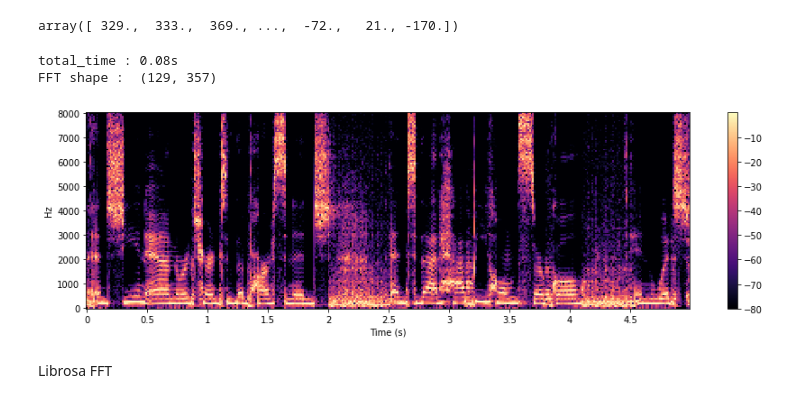
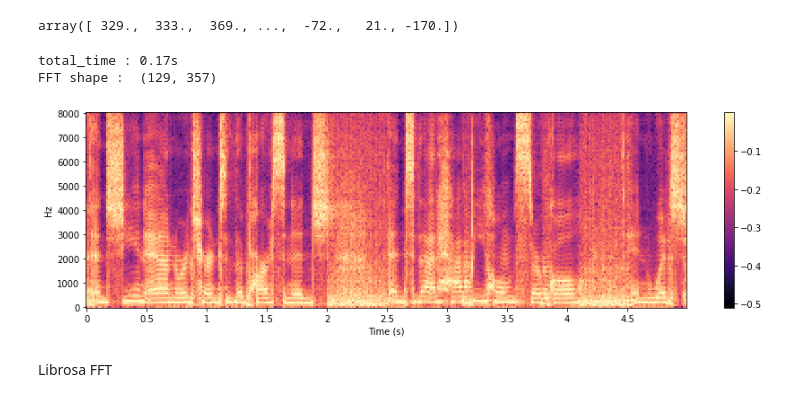
Before and after one commit to Mustapha-AJEGHRIR/klee_project_audio, a Jupyter notebook: notebooks/dataset.ipynb, the cells around one changed output. Cells and saved outputs as stored; diff of their text form; code cells hidden in the pictures.

Commit message:
test log instead of amplitude to db

```diff
--- a/notebooks/dataset.ipynb
+++ b/notebooks/dataset.ipynb
@@ -300,21 +300,22 @@ array([ 329.,  333.,  369., ...,  -72.,   21., -170.])
 # %%
 tik = time()
 for _ in range(100):
     _, _, fft = scipy.signal.spectrogram(clip[0].numpy(), fs=16000, nperseg=256, noverlap=32)
 tok = time()
 print("total_time : {:.2f}s".format(tok-tik))
 print("FFT shape : ", fft.shape)
 
 # fft = np.log(fft)
 fft /= np.linalg.norm(fft, axis=0, keepdims=True) # normalize by sample with l2 norm
 plt.figure(figsize=(15, 4))
-librosa.display.specshow(librosa.amplitude_to_db(fft, ref=np.max), y_axis="hz", x_axis='s', sr=16000, hop_length=224)
+# librosa.display.specshow(librosa.amplitude_to_db(fft, ref=np.max), y_axis="hz", x_axis='s', sr=16000, hop_length=224)
+librosa.display.specshow(np.log(fft)/50, y_axis="hz", x_axis='s', sr=16000, hop_length=224)
 plt.colorbar()
 plt.show()
 # %% [output]
-total_time : 0.08s
+total_time : 0.17s
 FFT shape :  (129, 357)
-[figure, old version]
+[figure, new version]
 # %% [markdown]
 Librosa FFT
 # %% [markdown]
```
